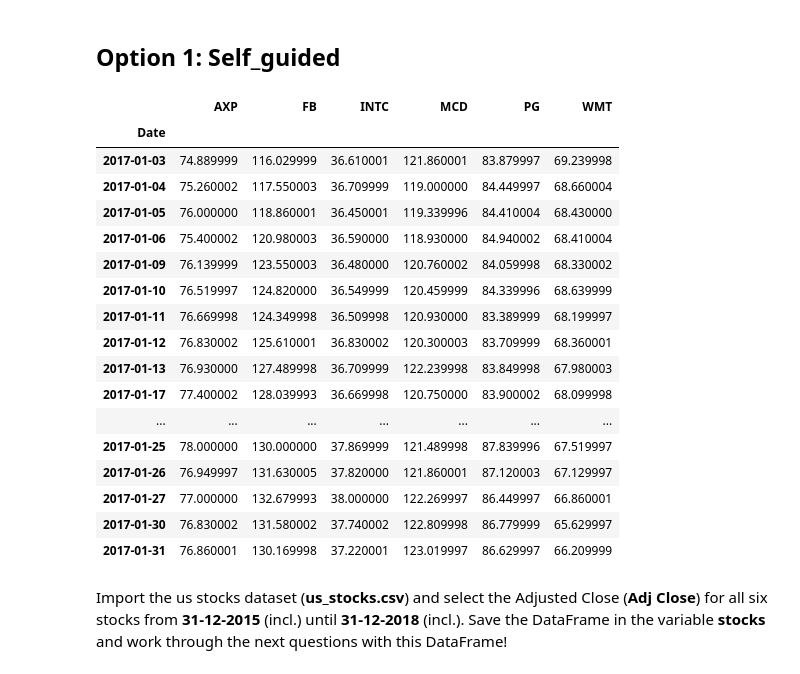
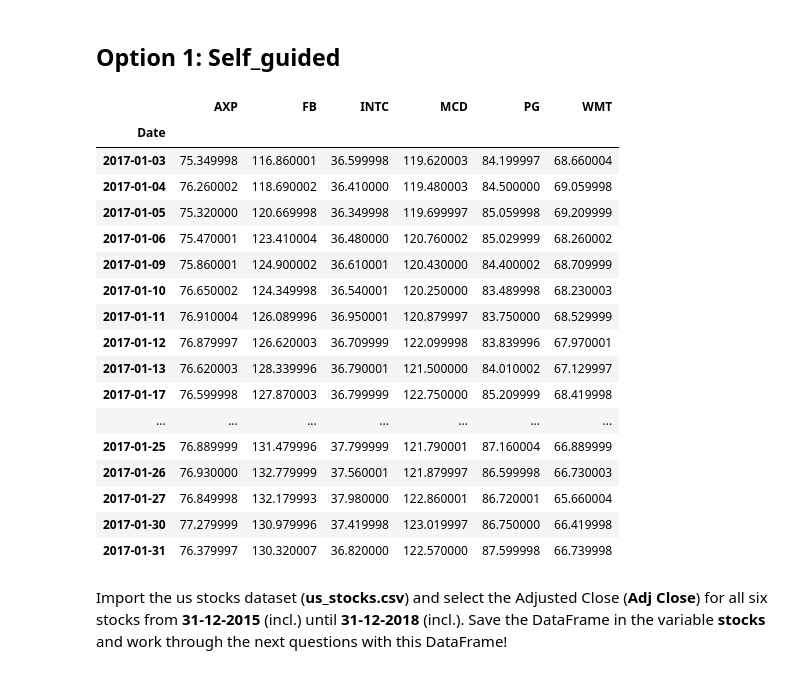
Before and after one commit to pianofreq/udemy-hagmann-course-1, a Jupyter notebook: Part_2/Exercises/Exercise_2.ipynb, the cells around one changed output. Cells and saved outputs as stored; diff of their text form; code cells hidden in the pictures.

```diff
--- a/Part_2/Exercises/Exercise_2.ipynb
+++ b/Part_2/Exercises/Exercise_2.ipynb
@@ -20,34 +20,34 @@ In some exercises, you will find questions that can only be answered, if your co
 # %%
 import pandas as pd
 import yfinance as yf
 df = pd.read_csv("us_stocks.csv", header = [0,1], index_col=[0], parse_dates=[0])
 stocks = df.loc["31-12-2015" : "31-12-2018"]
 stocks.columns = stocks.columns.to_flat_index()
 stocks.columns = pd.MultiIndex.from_tuples(stocks.columns)
 stocks.swaplevel(axis=1).sort_index(axis = 1)
-stocks.loc["2017-01","Open"]
+stocks.loc["2017-01","Close"]
 
 #The adjusted close price of FB on Jan 07, 2016
 #stocks["Adj Close"]["FB"].loc["2016-01-07"]
 # %% [output]
 |  | AXP | FB | INTC | MCD | PG | WMT |
 | Date |  |  |  |  |  |  |
-| 2017-01-03 | 74.889999 | 116.029999 | 36.610001 | 121.860001 | 83.879997 | 69.239998 |
-| 2017-01-04 | 75.260002 | 117.550003 | 36.709999 | 119.000000 | 84.449997 | 68.660004 |
-| 2017-01-05 | 76.000000 | 118.860001 | 36.450001 | 119.339996 | 84.410004 | 68.430000 |
-| 2017-01-06 | 75.400002 | 120.980003 | 36.590000 | 118.930000 | 84.940002 | 68.410004 |
-| 2017-01-09 | 76.139999 | 123.550003 | 36.480000 | 120.760002 | 84.059998 | 68.330002 |
-| 2017-01-10 | 76.519997 | 124.820000 | 36.549999 | 120.459999 | 84.339996 | 68.639999 |
-| 2017-01-11 | 76.669998 | 124.349998 | 36.509998 | 120.930000 | 83.389999 | 68.199997 |
-| 2017-01-12 | 76.830002 | 125.610001 | 36.830002 | 120.300003 | 83.709999 | 68.360001 |
-| 2017-01-13 | 76.930000 | 127.489998 | 36.709999 | 122.239998 | 83.849998 | 67.980003 |
-| 2017-01-17 | 77.400002 | 128.039993 | 36.669998 | 120.750000 | 83.900002 | 68.099998 |
+| 2017-01-03 | 75.349998 | 116.860001 | 36.599998 | 119.620003 | 84.199997 | 68.660004 |
+| 2017-01-04 | 76.260002 | 118.690002 | 36.410000 | 119.480003 | 84.500000 | 69.059998 |
+| 2017-01-05 | 75.320000 | 120.669998 | 36.349998 | 119.699997 | 85.059998 | 69.209999 |
+| 2017-01-06 | 75.470001 | 123.410004 | 36.480000 | 120.760002 | 85.029999 | 68.260002 |
+| 2017-01-09 | 75.860001 | 124.900002 | 36.610001 | 120.430000 | 84.400002 | 68.709999 |
+| 2017-01-10 | 76.650002 | 124.349998 | 36.540001 | 120.250000 | 83.489998 | 68.230003 |
+| 2017-01-11 | 76.910004 | 126.089996 | 36.950001 | 120.879997 | 83.750000 | 68.529999 |
+| 2017-01-12 | 76.879997 | 126.620003 | 36.709999 | 122.099998 | 83.839996 | 67.970001 |
+| 2017-01-13 | 76.620003 | 128.339996 | 36.790001 | 121.500000 | 84.010002 | 67.129997 |
+| 2017-01-17 | 76.599998 | 127.870003 | 36.799999 | 122.750000 | 85.209999 | 68.419998 |
 | ... | ... | ... | ... | ... | ... | ... |
-| 2017-01-25 | 78.000000 | 130.000000 | 37.869999 | 121.489998 | 87.839996 | 67.519997 |
-| 2017-01-26 | 76.949997 | 131.630005 | 37.820000 | 121.860001 | 87.120003 | 67.129997 |
-| 2017-01-27 | 77.000000 | 132.679993 | 38.000000 | 122.269997 | 86.449997 | 66.860001 |
-| 2017-01-30 | 76.830002 | 131.580002 | 37.740002 | 122.809998 | 86.779999 | 65.629997 |
-| 2017-01-31 | 76.860001 | 130.169998 | 37.220001 | 123.019997 | 86.629997 | 66.209999 |
+| 2017-01-25 | 76.889999 | 131.479996 | 37.799999 | 121.790001 | 87.160004 | 66.889999 |
+| 2017-01-26 | 76.930000 | 132.779999 | 37.560001 | 121.879997 | 86.599998 | 66.730003 |
+| 2017-01-27 | 76.849998 | 132.179993 | 37.980000 | 122.860001 | 86.720001 | 65.660004 |
+| 2017-01-30 | 77.279999 | 130.979996 | 37.419998 | 123.019997 | 86.750000 | 66.419998 |
+| 2017-01-31 | 76.379997 | 130.320007 | 36.820000 | 122.570000 | 87.599998 | 66.739998 |
 # %% [markdown]
 Import the us stocks dataset (__us_stocks.csv__) and select the Adjusted Close (__Adj Close__) for all six stocks from __31-12-2015__ (incl.) until __31-12-2018__ (incl.). Save the DataFrame in the variable __stocks__ and work through the next questions with this DataFrame!
 # %%
```
Also changed, not shown: parts of 5 cells of this notebook.
